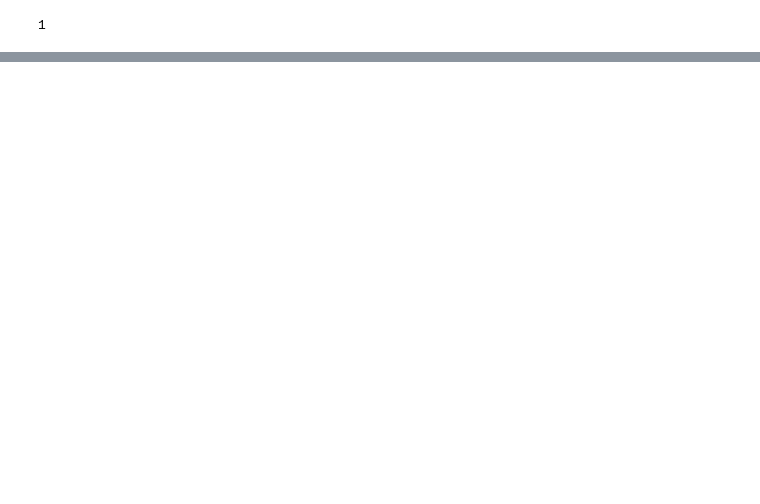
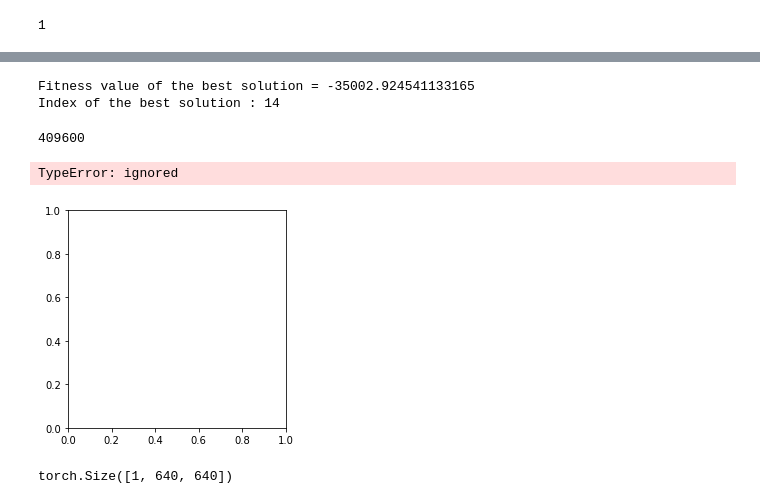
Before and after one commit to serhataksoy/CompLightLab, a Jupyter notebook: CompLightLab.ipynb, the cells around one changed output, grey strips where cells are left out. Cells and saved outputs as stored; diff of their text form; code cells hidden in the pictures; blank space fills up the shorter version.

```diff
--- a/CompLightLab.ipynb
+++ b/CompLightLab.ipynb
@@ -294,0 +389,20 @@ TypeError: ignored
+# %%
+def fitness_fun(solution, solution_idx):
+    fitness = numpy.sum(numpy.abs(target_chromosome-solution))
+
+    fitness = numpy.sum(target_chromosome) - fitness
+    return fitness
+# %%
+target_im = goal_img
+ga_instance = pygad.GA(num_generations=20000,
+                       num_parents_mating=10,
+                       fitness_func=fitness_fun,
+                       sol_per_pop=20,
+                       num_genes=target_im.size,
+                       init_range_low=0.0,
+                       init_range_high=1.0,
+                       mutation_percent_genes=0.01,
+                       mutation_type="random",
+                       mutation_by_replacement=True,
+                       random_mutation_min_val=0.0,
+                       random_mutation_max_val=1.0)
@@ -294,0 +417,2 @@ TypeError: ignored
+# %%
+ga_instance.run()
@@ -294,0 +424,20 @@ TypeError: ignored
+# %%
+solution, solution_fitness, solution_idx = ga_instance.best_solution()
+print("Fitness value of the best solution = {solution_fitness}".format(solution_fitness=solution_fitness))
+print("Index of the best solution : {solution_idx}".format(solution_idx=solution_idx))
+# %% [output]
+Fitness value of the best solution = -35002.924541133165
+Index of the best solution : 14
+# %%
+len(solution)
+# %% [output]
+409600
+# %%
+import matplotlib.pyplot
+
+result = chromosome2img(solution, target_im.shape)
+matplotlib.pyplot.imshow(result)
+matplotlib.pyplot.show()
+# %% [output]
+TypeError: ignored
+[figure, added]
@@ -294,0 +446,4 @@ TypeError: ignored
+# %%
+result.size()
+# %% [output]
+torch.Size([1, 640, 640])
```
Also changed, not shown: parts of 58 cells of this notebook.
